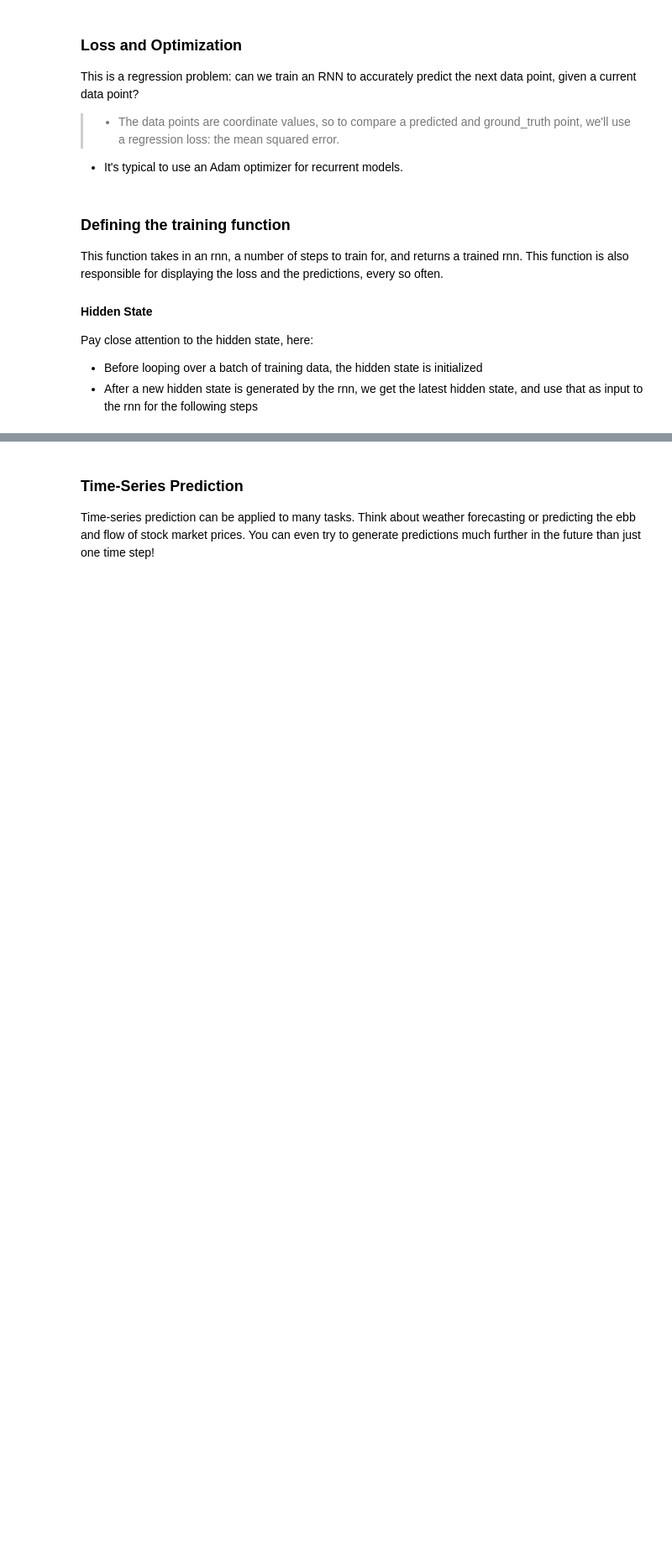
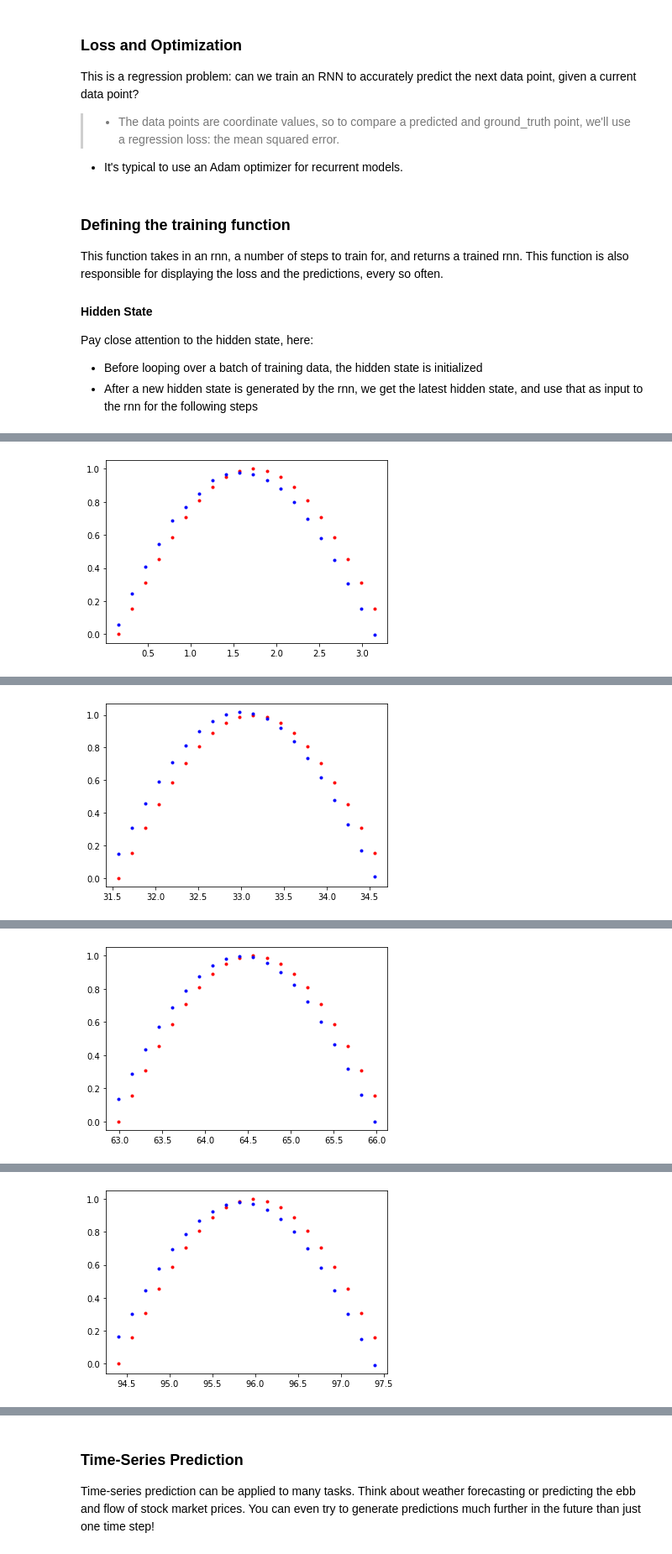
Before and after one commit to hannesroth88/recurrent-neural-networks, a Jupyter notebook: time-series/Simple_RNN.ipynb, the cells around one changed output, grey strips where cells are left out. Shown at 84% size. Drawn from its saved outputs; the diff is of its cells as text; code cells hidden in the pictures; blank space fills up the shorter version.

```diff
--- a/time-series/Simple_RNN.ipynb
+++ b/time-series/Simple_RNN.ipynb
@@ -110,5 +139,5 @@ hidden_dim=32
 n_layers=1
 
 # instantiate an RNN
-rnn = RNN(input_size, output_size, hidden_dim, n_layers)
-print(rnn)
+rnn_model = RNN(input_size, output_size, hidden_dim, n_layers)
+print(rnn_model)
@@ -122,7 +156,7 @@ This is a regression problem: can we train an RNN to accurately predict the next
 # %%
 # MSE loss and Adam optimizer with a learning rate of 0.01
 criterion = nn.MSELoss()
-optimizer = torch.optim.Adam(rnn.parameters(), lr=0.01)
+optimizer = torch.optim.Adam(rnn_model.parameters(), lr=0.01)
 # %% [markdown]
 ### Defining the training function
 
@@ -135,7 +169,7 @@ Pay close attention to the hidden state, here:
 * After a new hidden state is generated by the rnn, we get the latest hidden state, and use that as input to the rnn for the following steps
 # %%
 # train the RNN
-def train(rnn, n_steps, print_every):
+def train(rnn_model, n_steps, print_every):
 
     # initialize the hidden state
     hidden = None
@@ -149,12 +183,12 @@ def train(rnn, n_steps, print_every):
         x = data[:-1]
         y = data[1:]
 
-        # convert data into Tensors
+        # convert data into Tensors -> flatten
         x_tensor = torch.Tensor(x).unsqueeze(0) # unsqueeze gives a 1, batch_size dimension
         y_tensor = torch.Tensor(y)
 
         # outputs from the rnn
-        prediction, hidden = rnn(x_tensor, hidden)
+        prediction, hidden = rnn_model(x_tensor, hidden)
 
         ## Representing Memory ##
         # make a new variable for hidden and detach the hidden state from its history
@@ -176,10 +210,13 @@ def train(rnn, n_steps, print_every):
             plt.plot(time_steps[1:], prediction.data.numpy().flatten(), 'b.') # predictions
             plt.show()
 
-    return rnn
+    return rnn_model,hidden
 # %%
 # train the rnn and monitor results
-n_steps = 75
-print_every = 15
+n_steps = 50
+print_every = 10
 
-trained_rnn = train(rnn, n_steps, print_every)
+trained_rnn, states = train(rnn_model, n_steps, print_every)
+print(trained_rnn)
+print(states)
+# %% [output]
@@ -185,0 +224 @@ trained_rnn = train(rnn, n_steps, print_every)
+[figure, added]
@@ -185,0 +226 @@ trained_rnn = train(rnn, n_steps, print_every)
+[figure, added]
@@ -185,0 +228 @@ trained_rnn = train(rnn, n_steps, print_every)
+[figure, added]
@@ -185,0 +230 @@ trained_rnn = train(rnn, n_steps, print_every)
+[figure, added]
```
Also changed, not shown: parts of 10 cells of this notebook.
